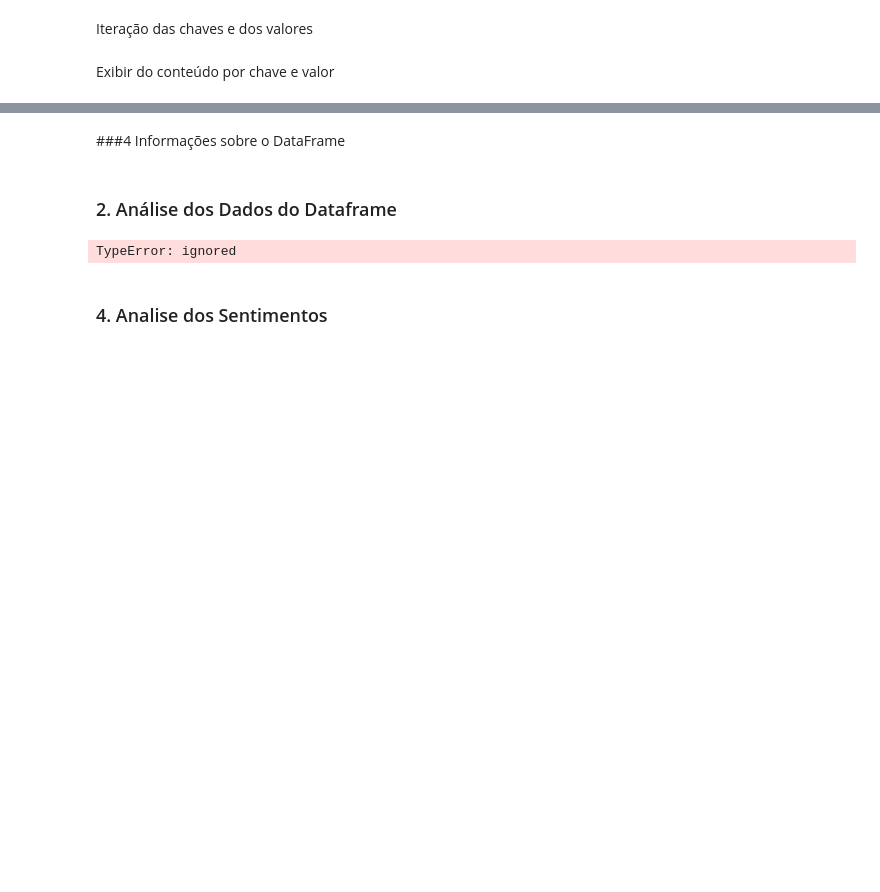
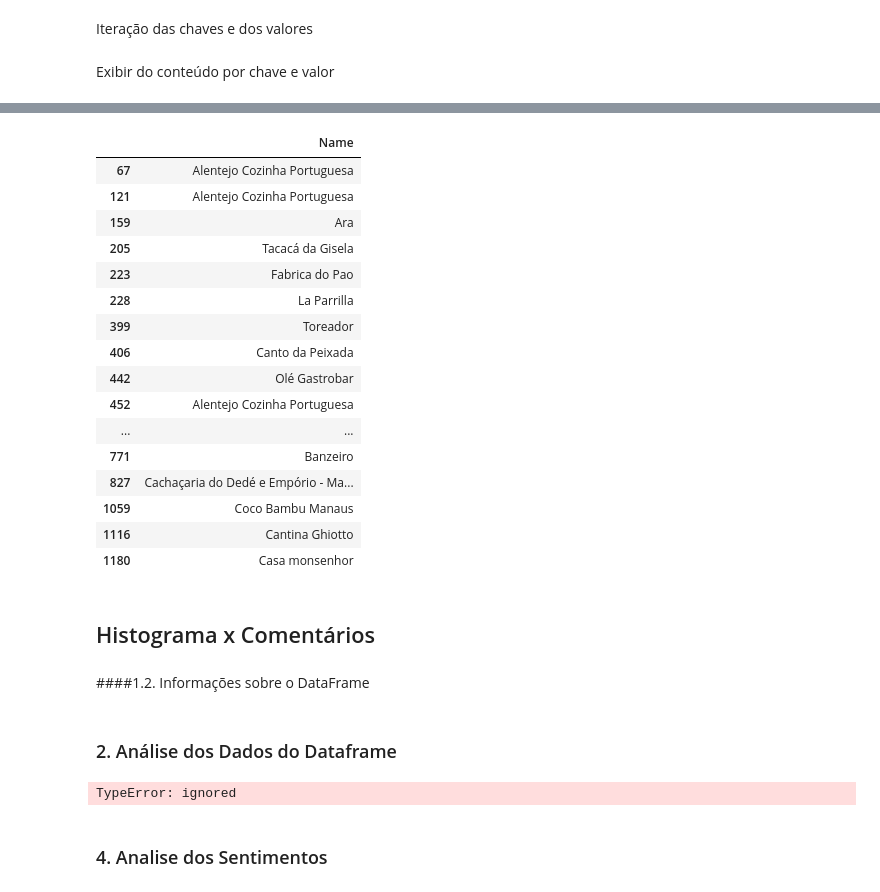
Before and after one commit to danielleitesoares/Work_Sentimental_Analyzer_Of_Restaurant_Issue, a Jupyter notebook: Analise_dos_Sentimentos_Restaurantes.ipynb, the cells around one changed output, grey strips where cells are left out. Saved outputs shown, nothing was run; the diff lists cells and outputs as text; code cells hidden in the pictures; blank space fills up the shorter version.

```diff
--- a/Analise_dos_Sentimentos_Restaurantes.ipynb
+++ b/Analise_dos_Sentimentos_Restaurantes.ipynb
@@ -261,5 +257,0 @@ Text(0.5, 1.0, 'Percentual de avaliação por dispositivos')
-# %%
-
-df['publicationDate'] =  pd.to_datetime(df['publicationDate'], format="%d/%m/%Y").to_frame()
-df_pubdate = df.groupby([df['publicationDate'].dt.year, df['publicationDate'].dt.month])[['publicationDate']].count()
-df_pubdate.head(10000)
@@ -268,5 +269,29 @@ NameError: ignored
+# %%
+df_am2 = df[df['AddressRegion']=='Rio Amazonas']
+df_am2 = df_am2['Name']
+df_am2.head(20).to_frame()
+# %% [output]
+|  | Name |
+| 67 | Alentejo Cozinha Portuguesa |
+| 121 | Alentejo Cozinha Portuguesa |
+| 159 | Ara |
+| 205 | Tacacá da Gisela |
+| 223 | Fabrica do Pao |
+| 228 | La Parrilla |
+| 399 | Toreador |
+| 406 | Canto da Peixada |
+| 442 | Olé Gastrobar |
+| 452 | Alentejo Cozinha Portuguesa |
+| ... | ... |
+| 771 | Banzeiro |
+| 827 | Cachaçaria do Dedé e Empório - Ma... |
+| 1059 | Coco Bambu Manaus |
+| 1116 | Cantina Ghiotto |
+| 1180 | Casa monsenhor |
+# %% [markdown]
+## Histograma x Comentários
 # %% [markdown]
-###4 Informações sobre o DataFrame
+####1.2. Informações sobre o DataFrame
 # %%
 dados['title']
 # %%
```
Also changed, not shown: parts of 28 cells of this notebook.
